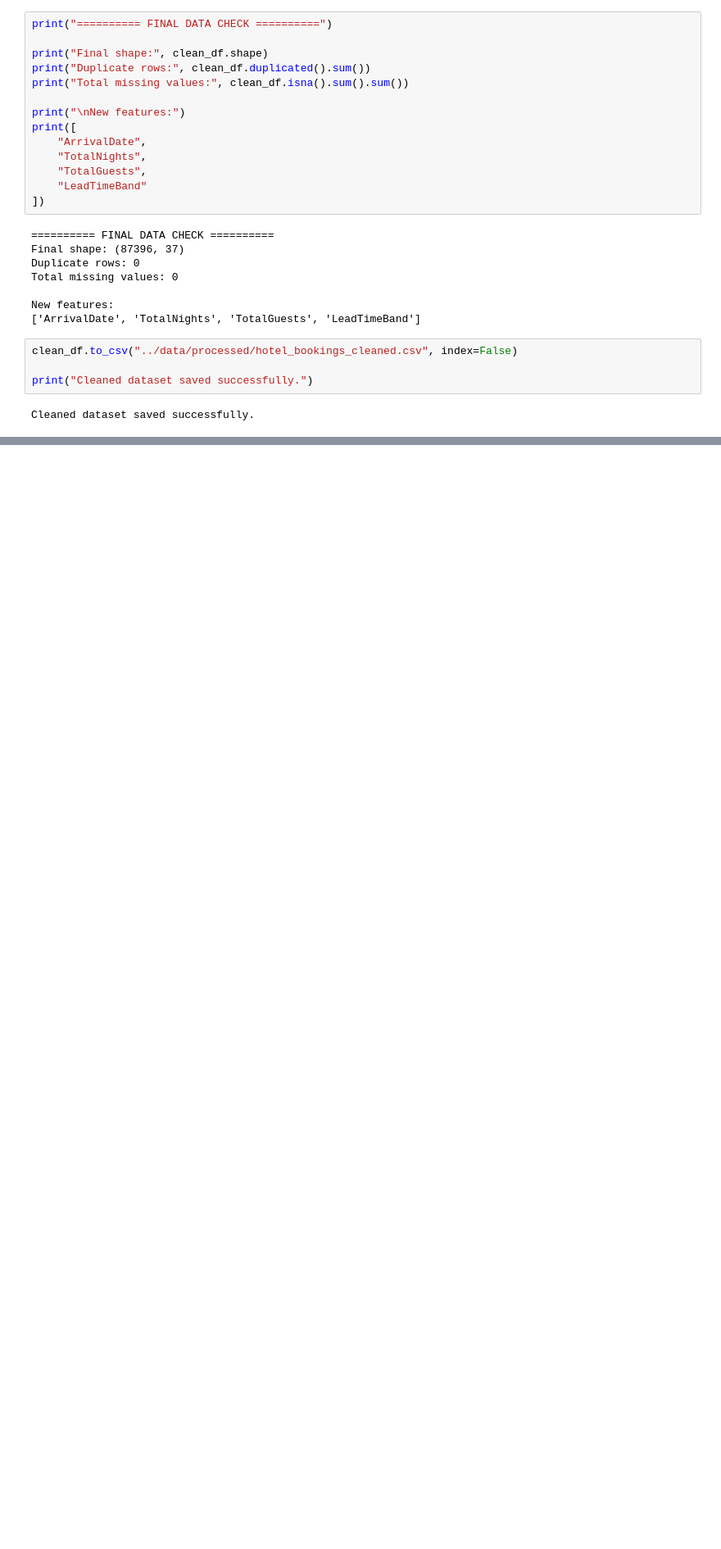
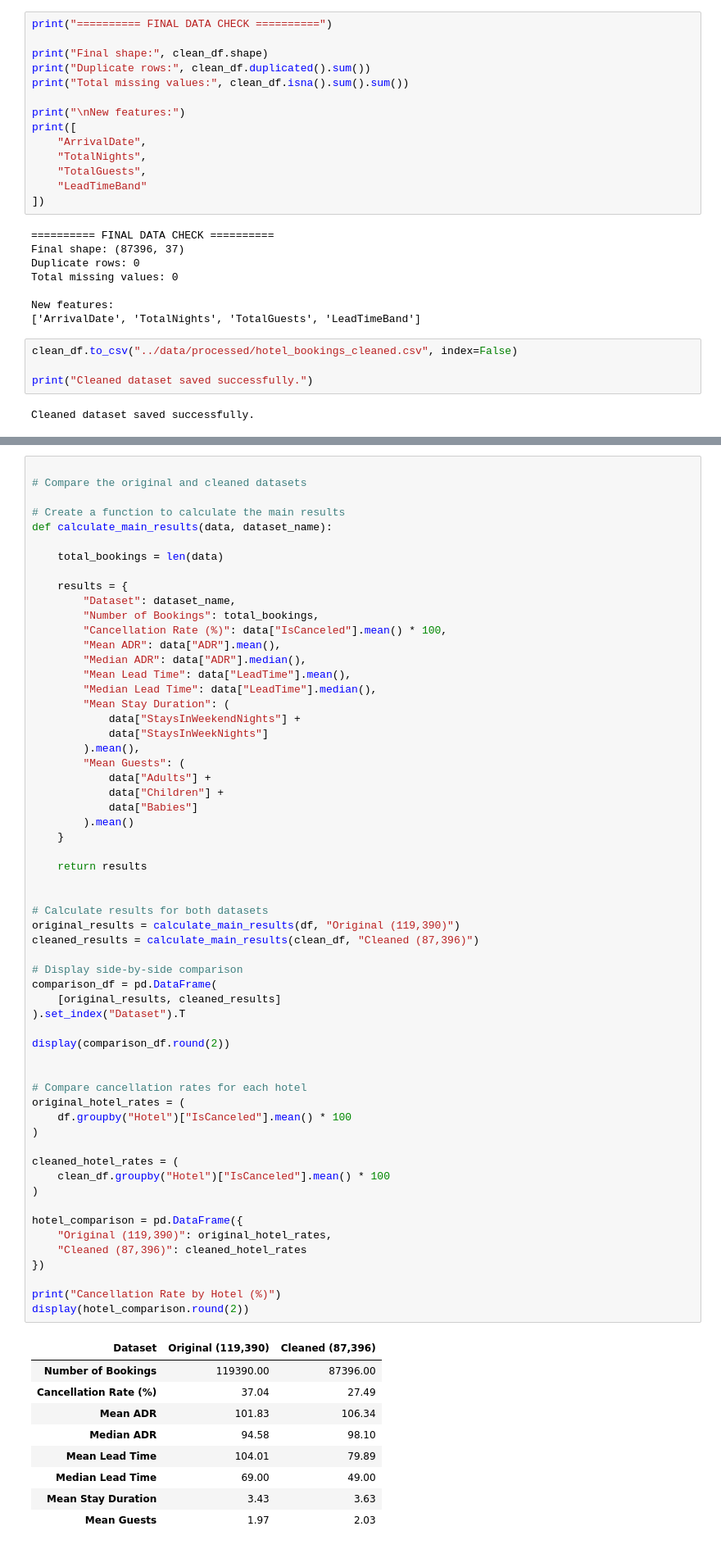
Before and after one commit to JahnaviSatish/BookingLens-Hotel-Booking-Behaviour, a Jupyter notebook: notebooks/01_data_foundation.ipynb, the cells around one changed output, grey strips where cells are left out. Shown at 82% size. Cells and saved outputs as stored; diff of their text form; blank space fills up the shorter version.

```diff
--- a/notebooks/01_data_foundation.ipynb
+++ b/notebooks/01_data_foundation.ipynb
@@ -905,0 +1472,69 @@ Cleaned dataset saved successfully.
+# %%
+
+# Compare the original and cleaned datasets
+
+# Create a function to calculate the main results
+def calculate_main_results(data, dataset_name):
+
+    total_bookings = len(data)
+
+    results = {
+        "Dataset": dataset_name,
+        "Number of Bookings": total_bookings,
+        "Cancellation Rate (%)": data["IsCanceled"].mean() * 100,
+        "Mean ADR": data["ADR"].mean(),
+        "Median ADR": data["ADR"].median(),
+        "Mean Lead Time": data["LeadTime"].mean(),
+        "Median Lead Time": data["LeadTime"].median(),
+        "Mean Stay Duration": (
+            data["StaysInWeekendNights"] +
+            data["StaysInWeekNights"]
+        ).mean(),
+        "Mean Guests": (
+            data["Adults"] +
+            data["Children"] +
+            data["Babies"]
+        ).mean()
+    }
+
+    return results
+
+
+# Calculate results for both datasets
+original_results = calculate_main_results(df, "Original (119,390)")
+cleaned_results = calculate_main_results(clean_df, "Cleaned (87,396)")
+
+# Display side-by-side comparison
+comparison_df = pd.DataFrame(
+    [original_results, cleaned_results]
+).set_index("Dataset").T
+
+display(comparison_df.round(2))
+
+
+# Compare cancellation rates for each hotel
+original_hotel_rates = (
+    df.groupby("Hotel")["IsCanceled"].mean() * 100
+)
+
+cleaned_hotel_rates = (
+    clean_df.groupby("Hotel")["IsCanceled"].mean() * 100
+)
+
+hotel_comparison = pd.DataFrame({
+    "Original (119,390)": original_hotel_rates,
+    "Cleaned (87,396)": cleaned_hotel_rates
+})
+
+print("Cancellation Rate by Hotel (%)")
+display(hotel_comparison.round(2))
+# %% [output]
+| Dataset | Original (119,390) | Cleaned (87,396) |
+| Number of Bookings | 119390.00 | 87396.00 |
+| Cancellation Rate (%) | 37.04 | 27.49 |
+| Mean ADR | 101.83 | 106.34 |
+| Median ADR | 94.58 | 98.10 |
+| Mean Lead Time | 104.01 | 79.89 |
+| Median Lead Time | 69.00 | 49.00 |
+| Mean Stay Duration | 3.43 | 3.63 |
+| Mean Guests | 1.97 | 2.03 |
```
Also changed, not shown: parts of 24 cells of this notebook, 1 other file.
